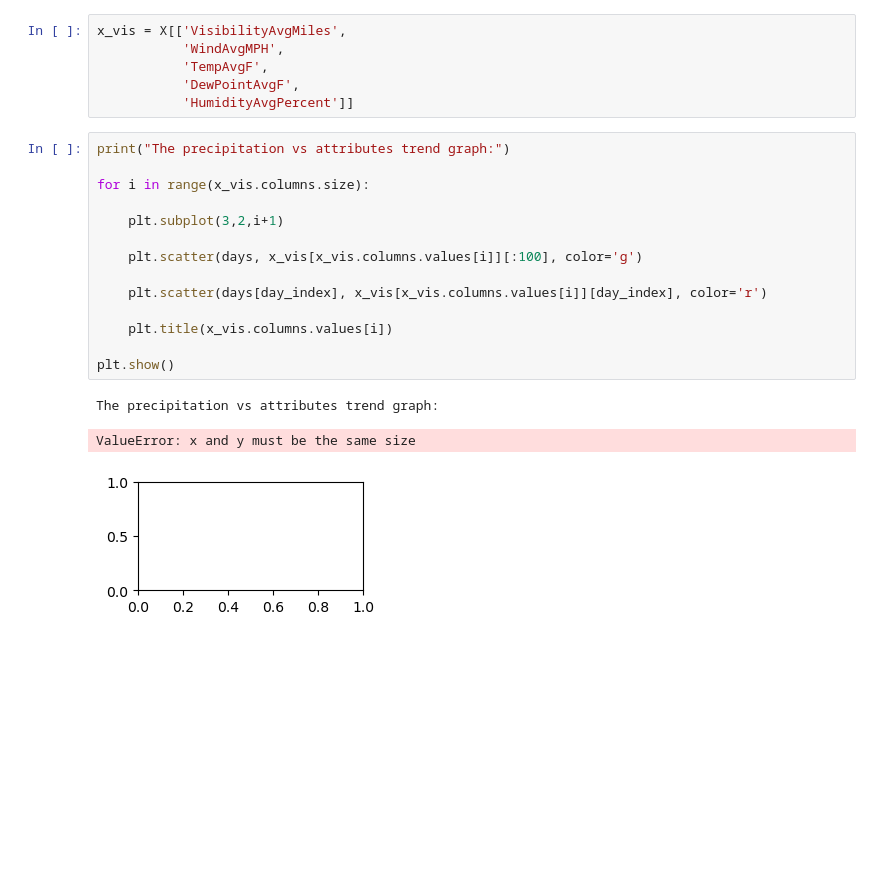
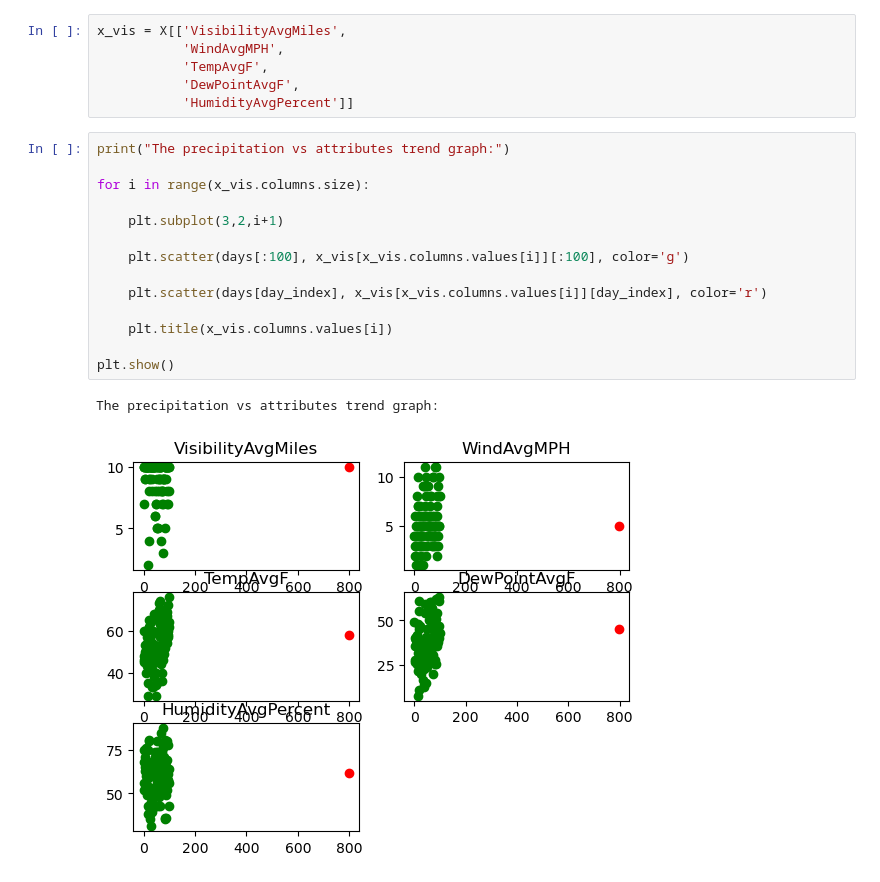
Before and after one commit to RakeshKumar625/Rainfall-Prediction-Using-Linear-Regression, a Jupyter notebook: updated_Rainfall_Prediction_Project.ipynb, the cells around one changed output. Saved outputs shown, nothing was run; the diff lists cells and outputs as text; blank space fills up the shorter version.

```diff
--- a/updated_Rainfall_Prediction_Project.ipynb
+++ b/updated_Rainfall_Prediction_Project.ipynb
@@ -93,18 +93,17 @@ x_vis = X[['VisibilityAvgMiles',
 # %%
 print("The precipitation vs attributes trend graph:")
 
 for i in range(x_vis.columns.size):
 
     plt.subplot(3,2,i+1)
 
-    plt.scatter(days, x_vis[x_vis.columns.values[i]][:100], color='g')
+    plt.scatter(days[:100], x_vis[x_vis.columns.values[i]][:100], color='g')
 
     plt.scatter(days[day_index], x_vis[x_vis.columns.values[i]][day_index], color='r')
 
     plt.title(x_vis.columns.values[i])
 
 plt.show()
 # %% [output]
 The precipitation vs attributes trend graph:
-ValueError: x and y must be the same size
-[figure, old version]
+[figure, new version]
```
